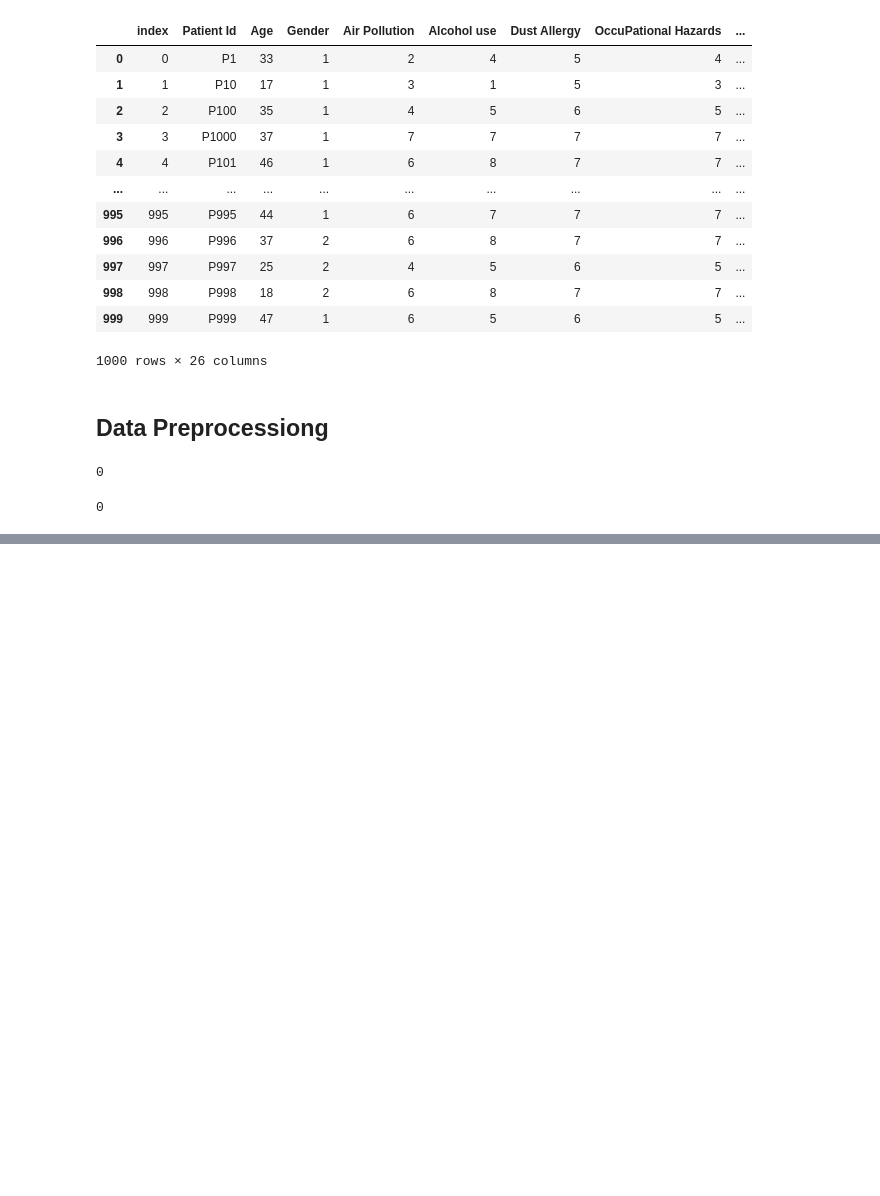
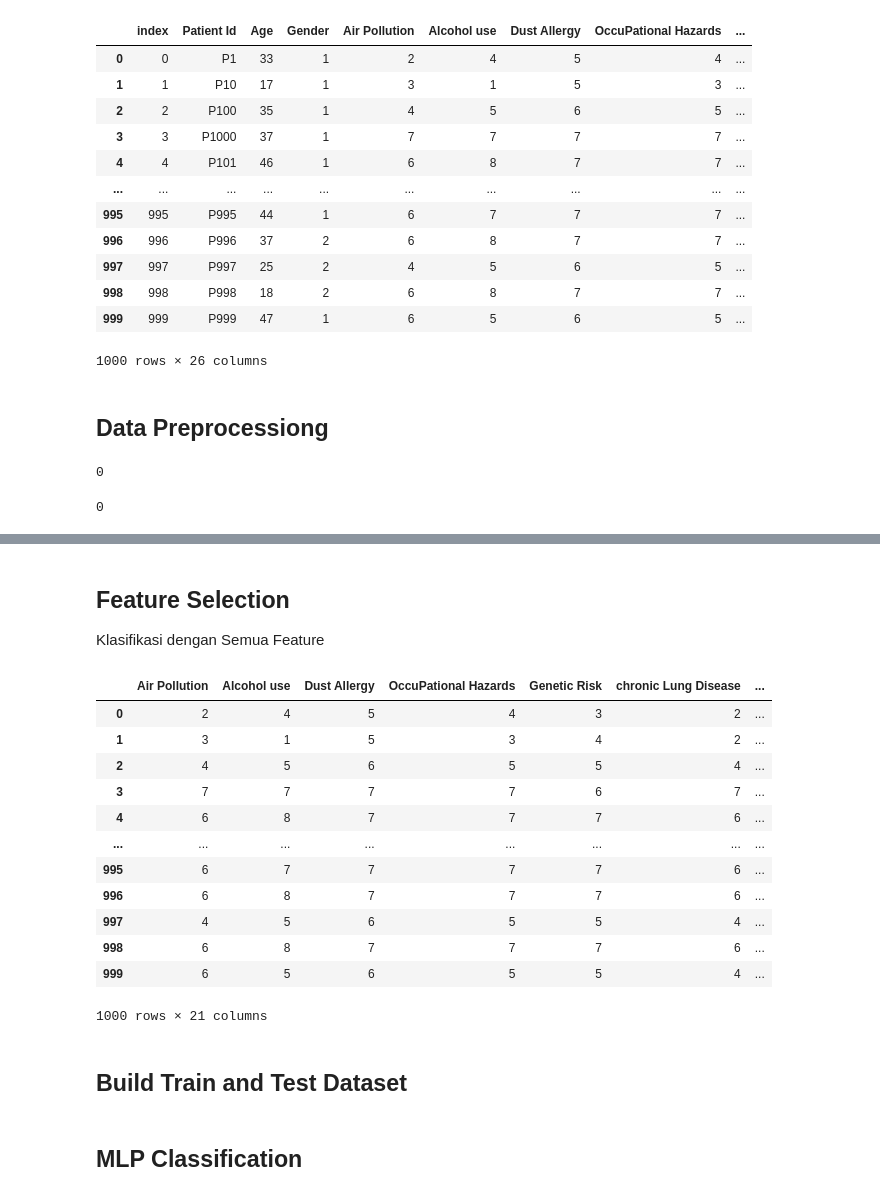
Before and after one commit to barkhahbpp/sistem-cerdas, a Jupyter notebook: Lung_Cancer_MLP_Pred.ipynb, the cells around one changed output, grey strips where cells are left out. Saved outputs shown, nothing was run; the diff lists cells and outputs as text; code cells hidden in the pictures; blank space fills up the shorter version.

```diff
--- a/Lung_Cancer_MLP_Pred.ipynb
+++ b/Lung_Cancer_MLP_Pred.ipynb
@@ -104,0 +315,25 @@ plt.show()
+# %% [markdown]
+## Feature Selection ##
+Klasifikasi dengan Semua Feature
+# %%
+# Hapus Kolom Index, Patient Id, Age, Gender, dan level
+# Pertahankan sisanya
+
+X = lungCr_df.drop(['index', 'Patient Id', 'Age', 'Gender', 'Level'], axis=1)
+X
+# %% [output]
+|  | Air Pollution | Alcohol use | Dust Allergy | OccuPational Hazards | Genetic Risk | chronic Lung Disease | ... |
+| 0 | 2 | 4 | 5 | 4 | 3 | 2 | ... |
+| 1 | 3 | 1 | 5 | 3 | 4 | 2 | ... |
+| 2 | 4 | 5 | 6 | 5 | 5 | 4 | ... |
+| 3 | 7 | 7 | 7 | 7 | 6 | 7 | ... |
+| 4 | 6 | 8 | 7 | 7 | 7 | 6 | ... |
+| ... | ... | ... | ... | ... | ... | ... | ... |
+| 995 | 6 | 7 | 7 | 7 | 7 | 6 | ... |
+| 996 | 6 | 8 | 7 | 7 | 7 | 6 | ... |
+| 997 | 4 | 5 | 6 | 5 | 5 | 4 | ... |
+| 998 | 6 | 8 | 7 | 7 | 7 | 6 | ... |
+| 999 | 6 | 5 | 6 | 5 | 5 | 4 | ... |
+1000 rows × 21 columns
+# %% [markdown]
+## Build Train and Test Dataset ##
@@ -104,0 +342,2 @@ plt.show()
+# %% [markdown]
+## MLP Classification ##
```
Also changed, not shown: parts of 20 cells of this notebook.
